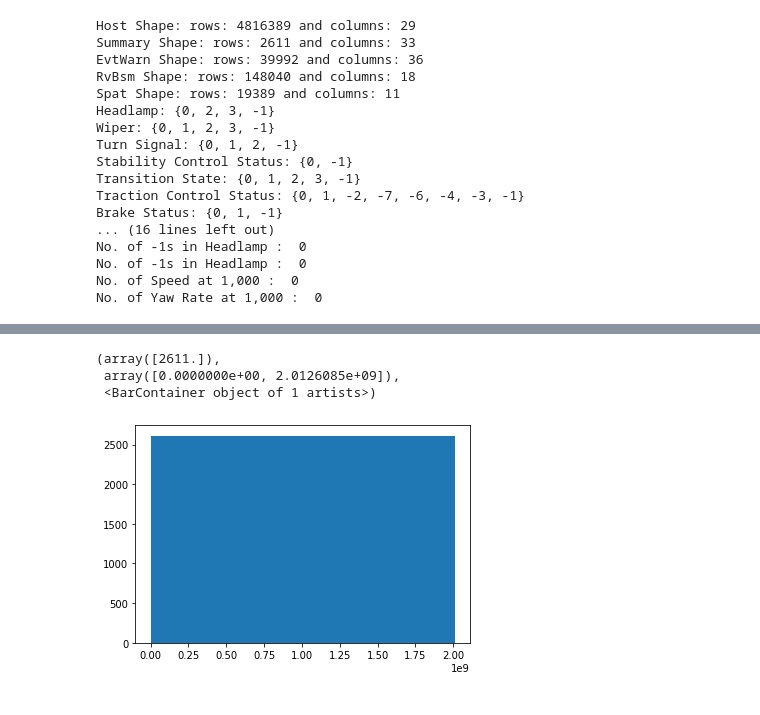
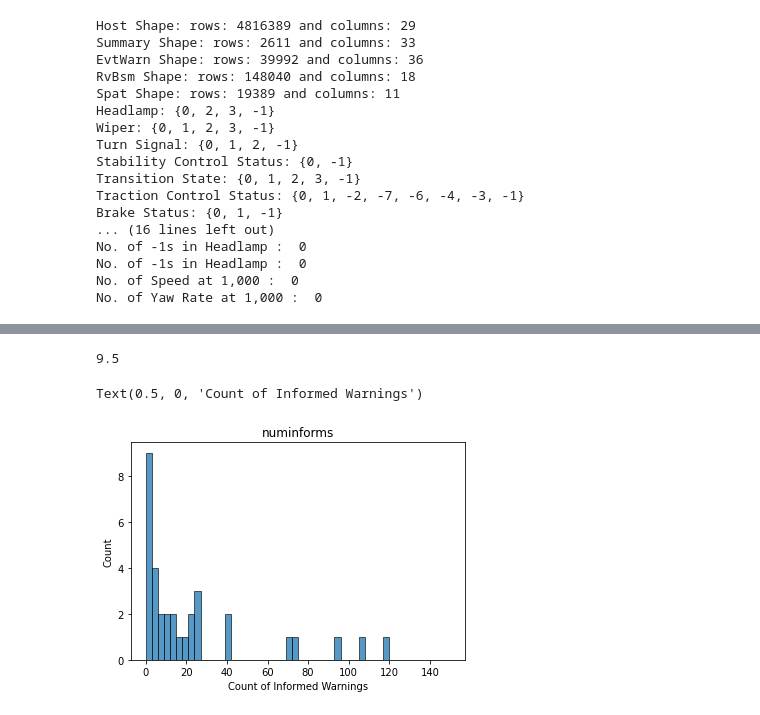
Before and after one commit to caroline-eggett/honda-interaction-analysis-hackathon, a Jupyter notebook: r_Exploratory.ipynb, the cells around one changed output, grey strips where cells are left out. Drawn from its saved outputs; the diff is of its cells as text; code cells hidden in the pictures.

```diff
--- a/r_Exploratory.ipynb
+++ b/r_Exploratory.ipynb
@@ -95,10 +84,17 @@ plt.hist(x = df_summary["numinforms"], bins = 1)
+# %%
+#Num Informs
+df_summary_subset = df_summary[df_summary['numinforms'] != 0]
+df_summary_subset.head()
+median = df_summary_subset['numinforms'].median()
+print(median)
+numinforms = sns.histplot(x='numinforms', data=df_summary_subset, bins=50, binrange=(0, 150)).set(title = "numinforms")
+plt.xlabel("Count of Informed Warnings")
+# %% [output]
+9.5
+Text(0.5, 0, 'Count of Informed Warnings')
+[figure, added]
 # %%
-#numshadowbsmrx
-plt.hist(x = df_summary["numshadowbsmrx"], bins = 1)
+#numshadowbsmrx -- all values are zero, a plot is not needed (binary variable)
+#plt.hist(x = df_summary["numshadowbsmrx"], bins = 50, binrange= (0,1))
 
 #Note: all values are 0 in num shadow bsmrx
-# %% [output]
-(array([2611.]),
- array([0.0000000e+00, 2.0126085e+09]),
- <BarContainer object of 1 artists>)
-[figure, removed]
```
Also changed, not shown: parts of 9 cells of this notebook.
